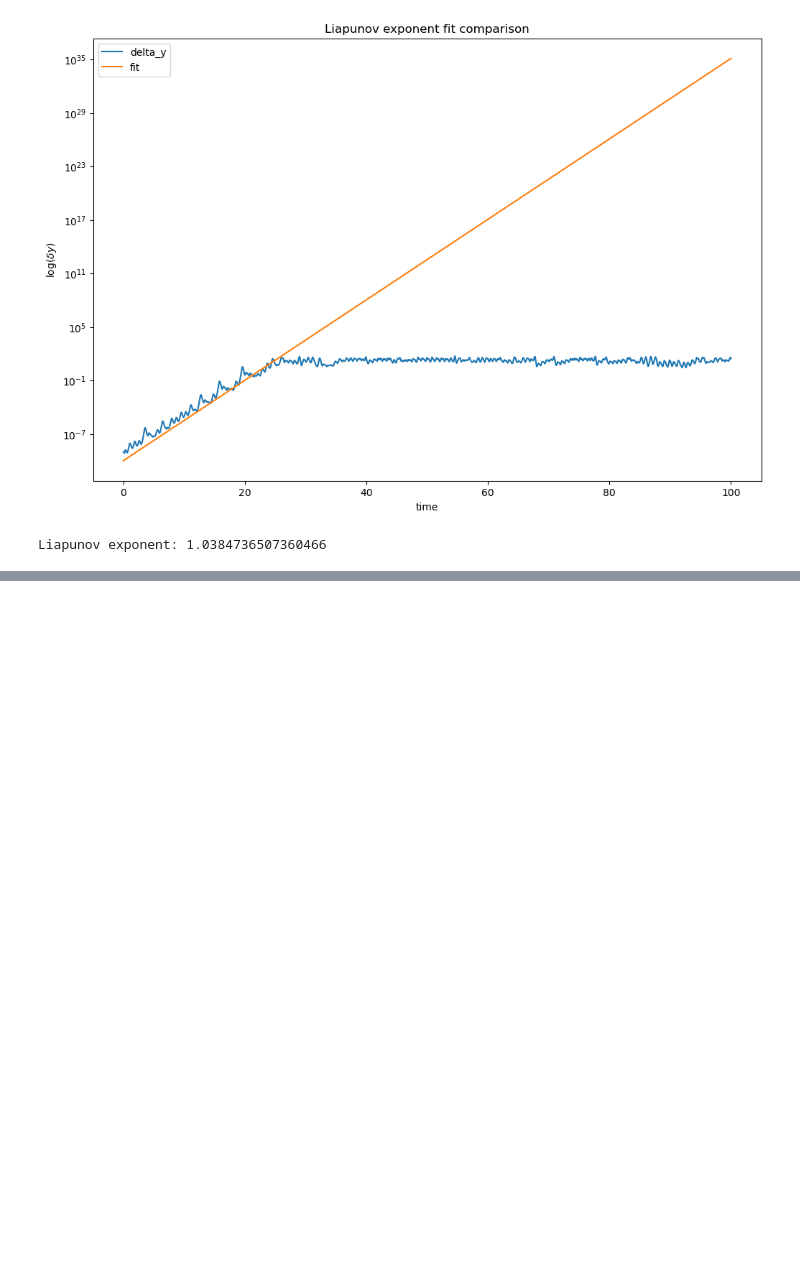
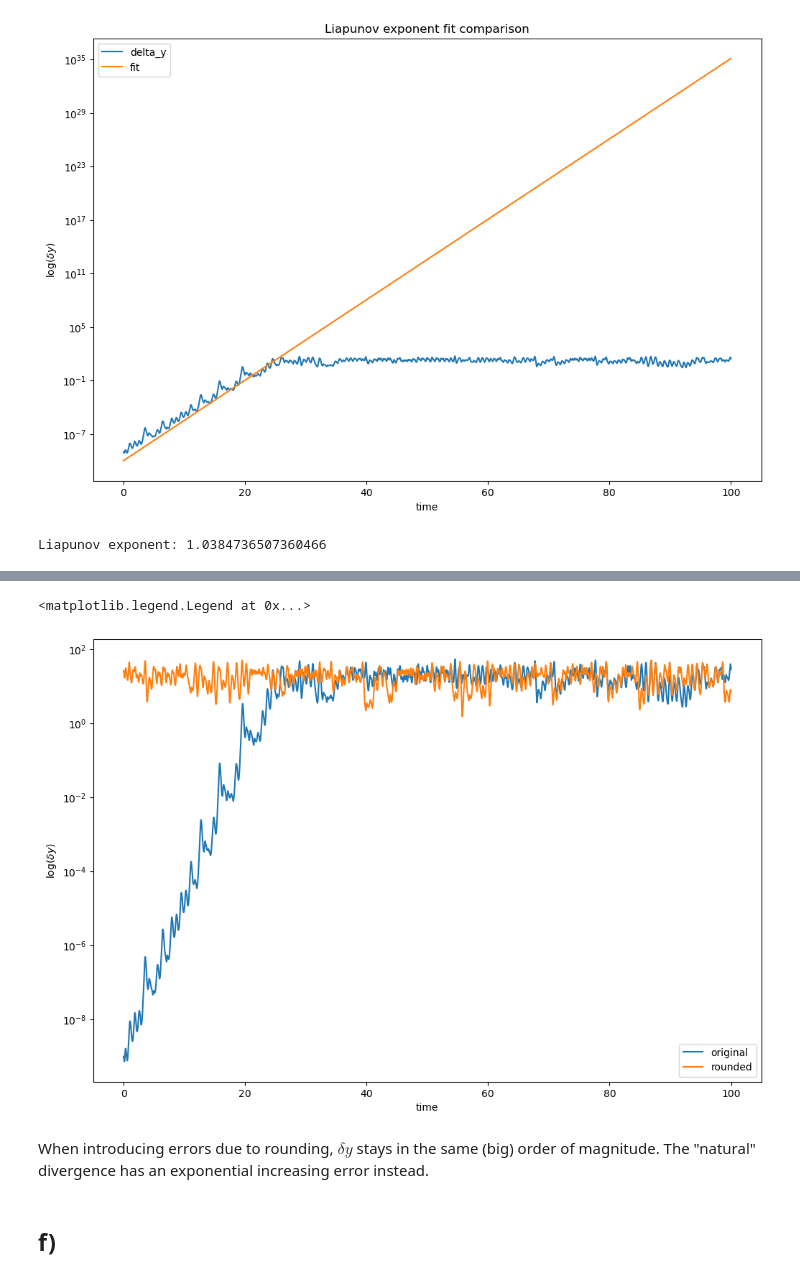
Before and after one commit to FSchierok/compPhys, a Jupyter notebook: Sheet04/A2.ipynb, the cells around one changed output, grey strips where cells are left out. Saved outputs shown, nothing was run; the diff lists cells and outputs as text; code cells hidden in the pictures; blank space fills up the shorter version.

```diff
--- a/Sheet04/A2.ipynb
+++ b/Sheet04/A2.ipynb
@@ -189,0 +250,16 @@ Liapunov exponent: 1.0384736507360466
+# %%
+delta_y3 = np.linalg.norm(trajectory3 - trajectory, axis=1)
+
+plt.plot(time, delta_y, label="original")
+plt.plot(time, delta_y3, label="rounded")
+plt.yscale("log")
+plt.ylabel(r"log($\delta y$)")
+plt.xlabel("time")
+plt.legend()
+# %% [output]
+<matplotlib.legend.Legend at 0x...>
+[figure, added]
+# %% [markdown]
+When introducing errors due to rounding, $\delta y$ stays in the same (big) order of magnitude. The "natural" divergence has an exponential increasing error instead.
+# %% [markdown]
+## f)
```
Also changed, not shown: parts of 9 cells of this notebook.
